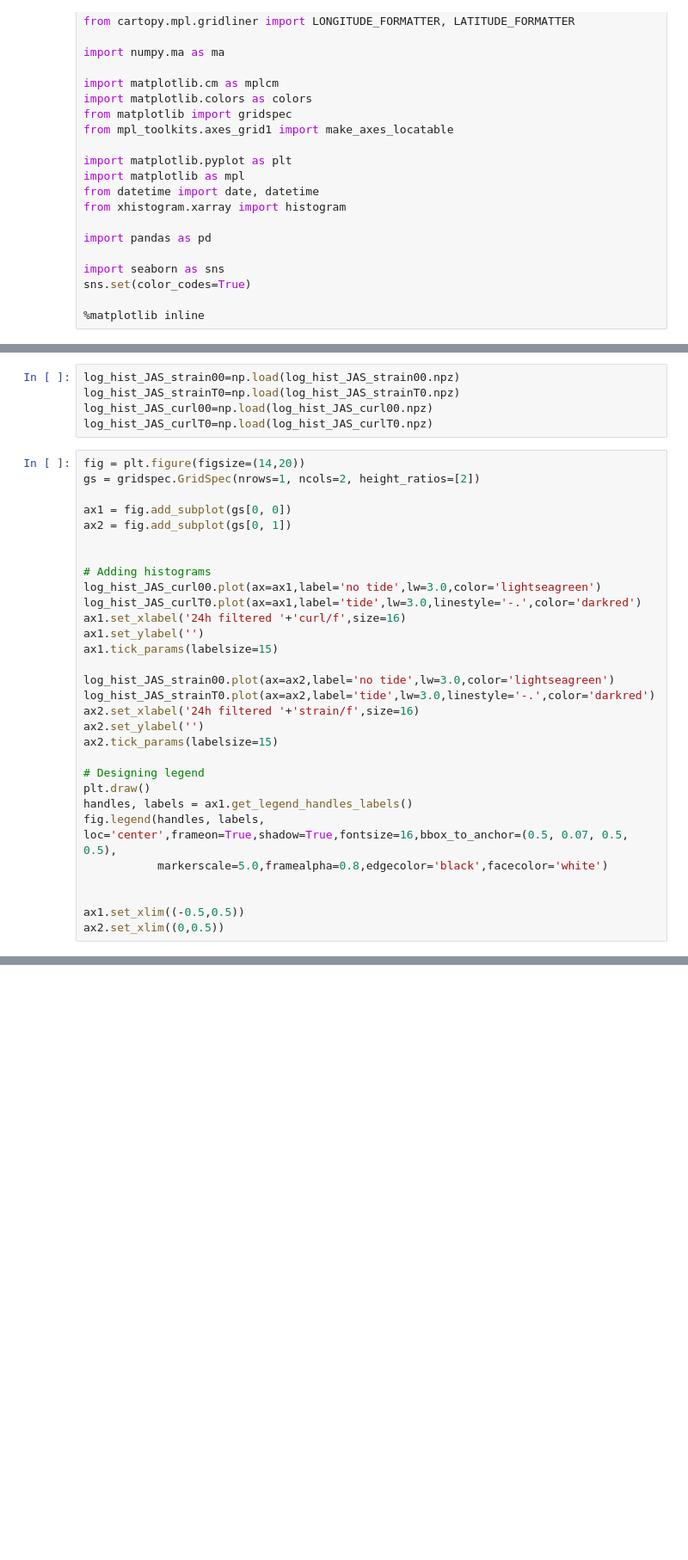
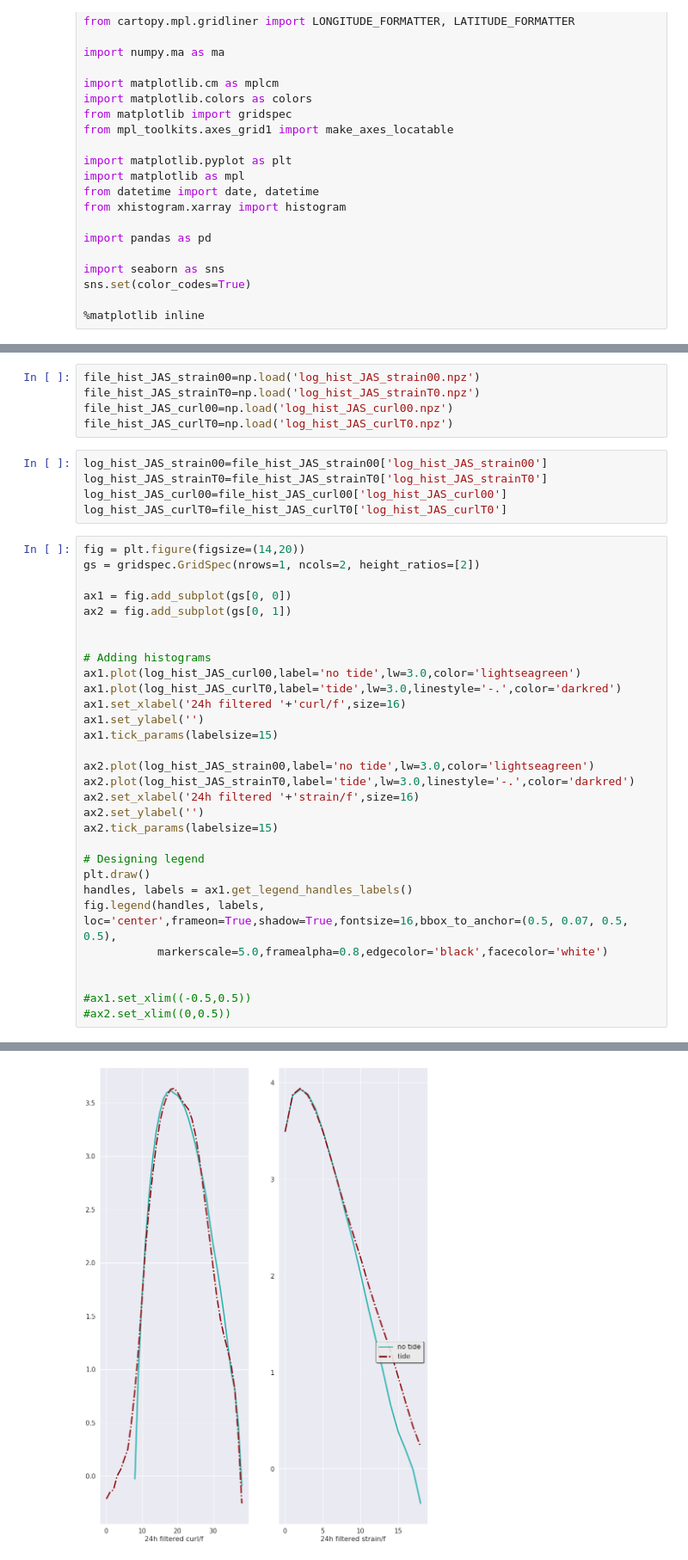
Before and after one commit to auraoupa/stage-Erika, a Jupyter notebook: 2020-03-27-AA-plot-histogram-from-npz.ipynb, the cells around one changed output, grey strips where cells are left out. Shown: that part at 86% size. Cells and saved outputs as stored; diff of their text form; blank space fills up the shorter version.

```diff
--- a/2020-03-27-AA-plot-histogram-from-npz.ipynb
+++ b/2020-03-27-AA-plot-histogram-from-npz.ipynb
@@ -37,8 +45,13 @@ sns.set(color_codes=True)
 # %%
-log_hist_JAS_strain00=np.load(log_hist_JAS_strain00.npz)
-log_hist_JAS_strainT0=np.load(log_hist_JAS_strainT0.npz)
-log_hist_JAS_curl00=np.load(log_hist_JAS_curl00.npz)
-log_hist_JAS_curlT0=np.load(log_hist_JAS_curlT0.npz)
+file_hist_JAS_strain00=np.load('log_hist_JAS_strain00.npz')
+file_hist_JAS_strainT0=np.load('log_hist_JAS_strainT0.npz')
+file_hist_JAS_curl00=np.load('log_hist_JAS_curl00.npz')
+file_hist_JAS_curlT0=np.load('log_hist_JAS_curlT0.npz')
+# %%
+log_hist_JAS_strain00=file_hist_JAS_strain00['log_hist_JAS_strain00']
+log_hist_JAS_strainT0=file_hist_JAS_strainT0['log_hist_JAS_strainT0']
+log_hist_JAS_curl00=file_hist_JAS_curl00['log_hist_JAS_curl00']
+log_hist_JAS_curlT0=file_hist_JAS_curlT0['log_hist_JAS_curlT0']
 # %%
 fig = plt.figure(figsize=(14,20))
 gs = gridspec.GridSpec(nrows=1, ncols=2, height_ratios=[2])
@@ -48,14 +61,14 @@ ax2 = fig.add_subplot(gs[0, 1])
 
 
 # Adding histograms
-log_hist_JAS_curl00.plot(ax=ax1,label='no tide',lw=3.0,color='lightseagreen')
-log_hist_JAS_curlT0.plot(ax=ax1,label='tide',lw=3.0,linestyle='-.',color='darkred')
+ax1.plot(log_hist_JAS_curl00,label='no tide',lw=3.0,color='lightseagreen')
+ax1.plot(log_hist_JAS_curlT0,label='tide',lw=3.0,linestyle='-.',color='darkred')
 ax1.set_xlabel('24h filtered '+'curl/f',size=16)
 ax1.set_ylabel('')
 ax1.tick_params(labelsize=15)
 
-log_hist_JAS_strain00.plot(ax=ax2,label='no tide',lw=3.0,color='lightseagreen')
-log_hist_JAS_strainT0.plot(ax=ax2,label='tide',lw=3.0,linestyle='-.',color='darkred')
+ax2.plot(log_hist_JAS_strain00,label='no tide',lw=3.0,color='lightseagreen')
+ax2.plot(log_hist_JAS_strainT0,label='tide',lw=3.0,linestyle='-.',color='darkred')
 ax2.set_xlabel('24h filtered '+'strain/f',size=16)
 ax2.set_ylabel('')
 ax2.tick_params(labelsize=15)
@@ -67,5 +80,6 @@ fig.legend(handles, labels, loc='center',frameon=True,shadow=True,fontsize=16,bb
            markerscale=5.0,framealpha=0.8,edgecolor='black',facecolor='white')
 
 
-ax1.set_xlim((-0.5,0.5))
-ax2.set_xlim((0,0.5))
+#ax1.set_xlim((-0.5,0.5))
+#ax2.set_xlim((0,0.5))
+# %% [output]
@@ -71,0 +87 @@ ax2.set_xlim((0,0.5))
+[figure, added]
```
Also changed, not shown: parts of 3 cells of this notebook, 7 other files.
